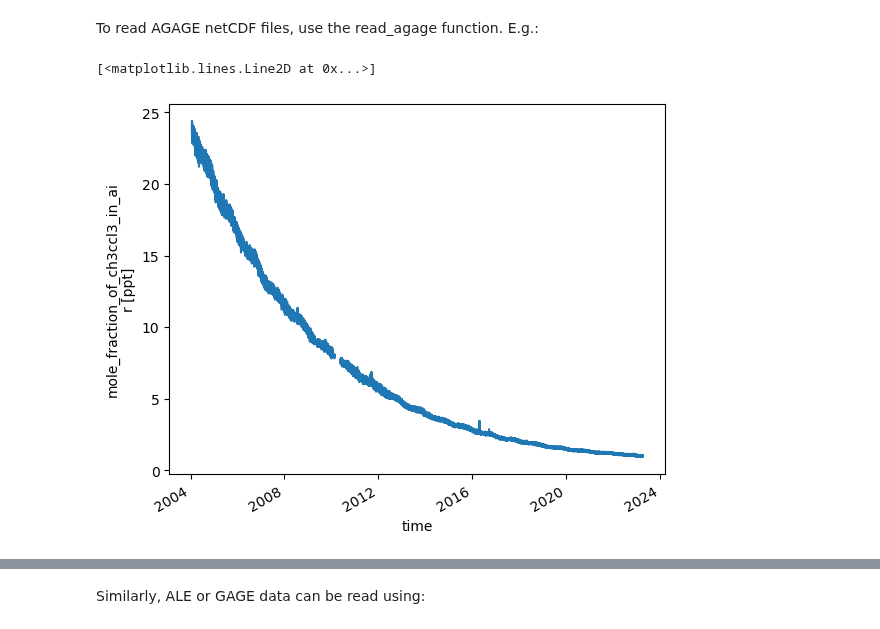
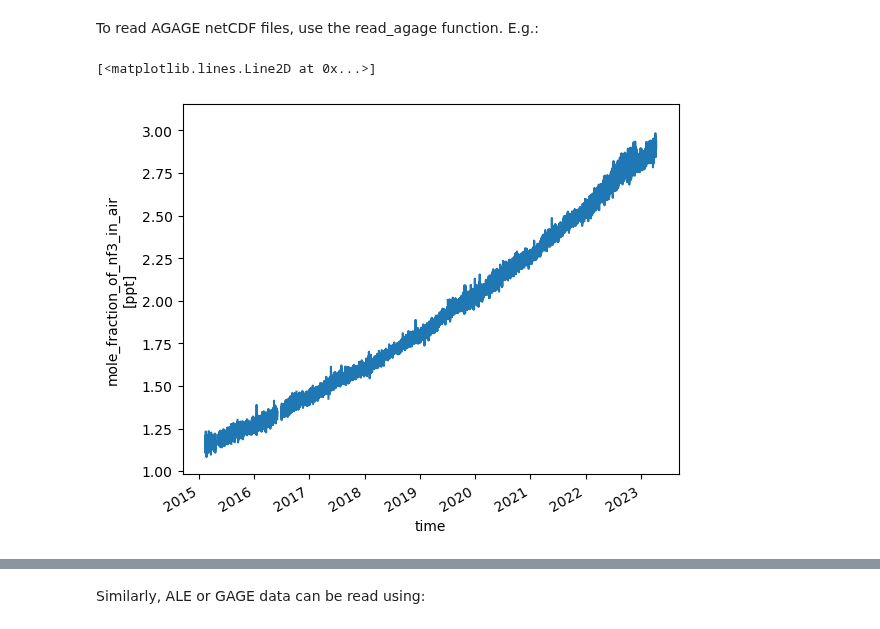
Before and after one commit to mrghg/agage-archive, a Jupyter notebook: notebooks/tutorial.ipynb, the cells around one changed output, grey strips where cells are left out. Drawn from its saved outputs; the diff is of its cells as text; code cells hidden in the pictures.

```diff
--- a/notebooks/tutorial.ipynb
+++ b/notebooks/tutorial.ipynb
@@ -9,8 +9,8 @@ paths = Paths()
 # %% [markdown]
 To read AGAGE netCDF files, use the read_agage function. E.g.:
 # %%
-ds_agage = read_agage("CH3CCl3", "CGO", "GCMS-Medusa")
+ds_agage = read_agage("NF3", "CGO", "GCMS-Medusa")
 ds_agage.mf.plot()
 # %% [output]
 [<matplotlib.lines.Line2D at 0x...>]
-[figure, old version]
+[figure, new version]
```
Also changed, not shown: parts of 4 cells of this notebook, 1 other file.
